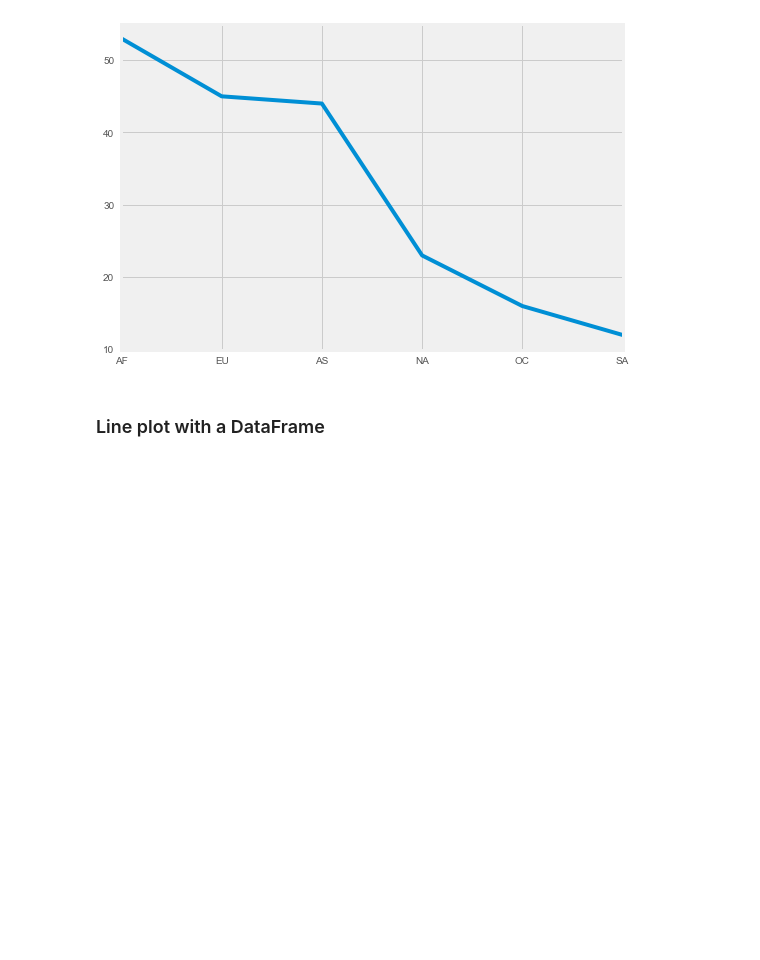
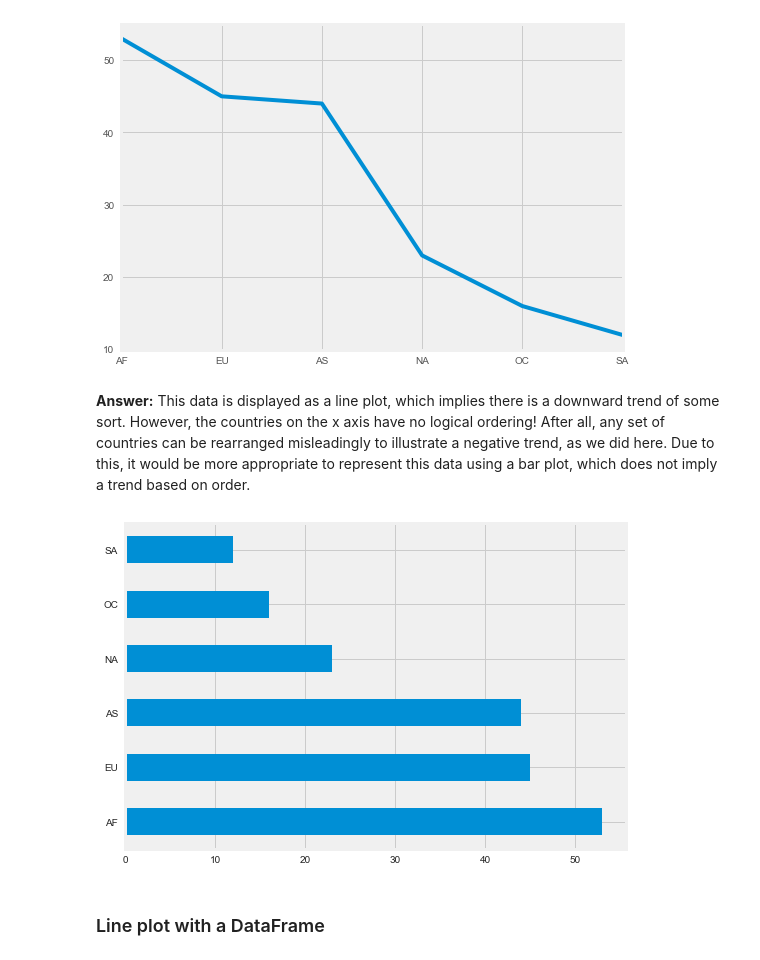
Before and after one commit to aidanconnolly/ga-ds829-data-visualization-in-python, a Jupyter notebook: python-data-viz-lab.ipynb, the cells around one changed output. Cells and saved outputs as stored; diff of their text form; code cells hidden in the pictures; blank space fills up the shorter version.

```diff
--- a/python-data-viz-lab.ipynb
+++ b/python-data-viz-lab.ipynb
@@ -113,6 +117,13 @@ ufo.Year.value_counts().sort_index().plot();
 drinks.continent.value_counts().plot();
 # %% [output]
 [figure]
+# %% [markdown]
+**Answer:** This data is displayed as a line plot, which implies there is a downward trend of some sort. However, the countries on the x axis have no logical ordering! After all, any set of countries can be rearranged misleadingly to illustrate a negative trend, as we did here. Due to this, it would be more appropriate to represent this data using a bar plot, which does not imply a trend based on order.
+# %%
+# Plotting the same data as a (horizontal) bar plot
+drinks.continent.value_counts().plot(kind='barh');
+# %% [output]
+[figure, added]
 # %% [markdown]
 ### Line plot with a DataFrame
 # %%
```
Also changed, not shown: parts of 16 cells of this notebook, 2 other files.
